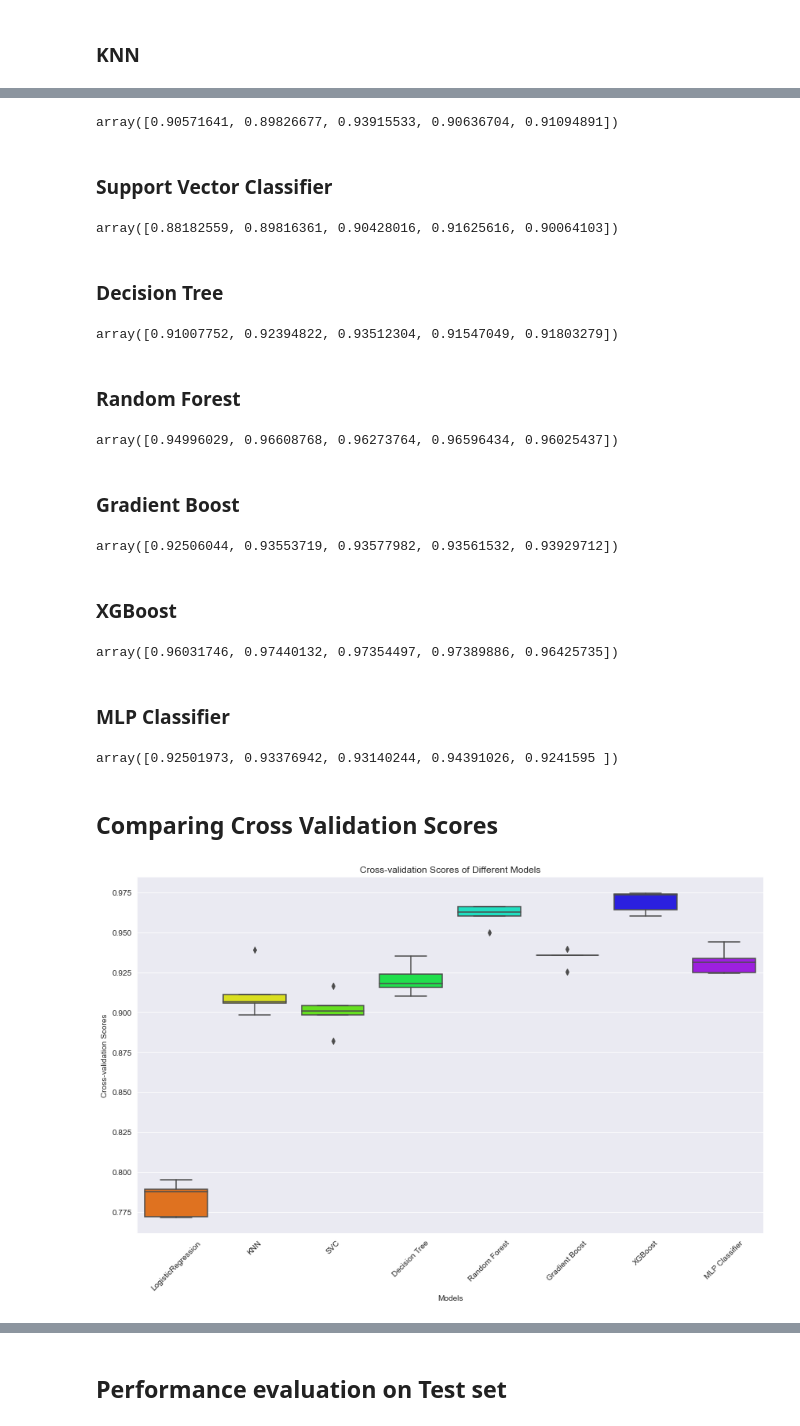
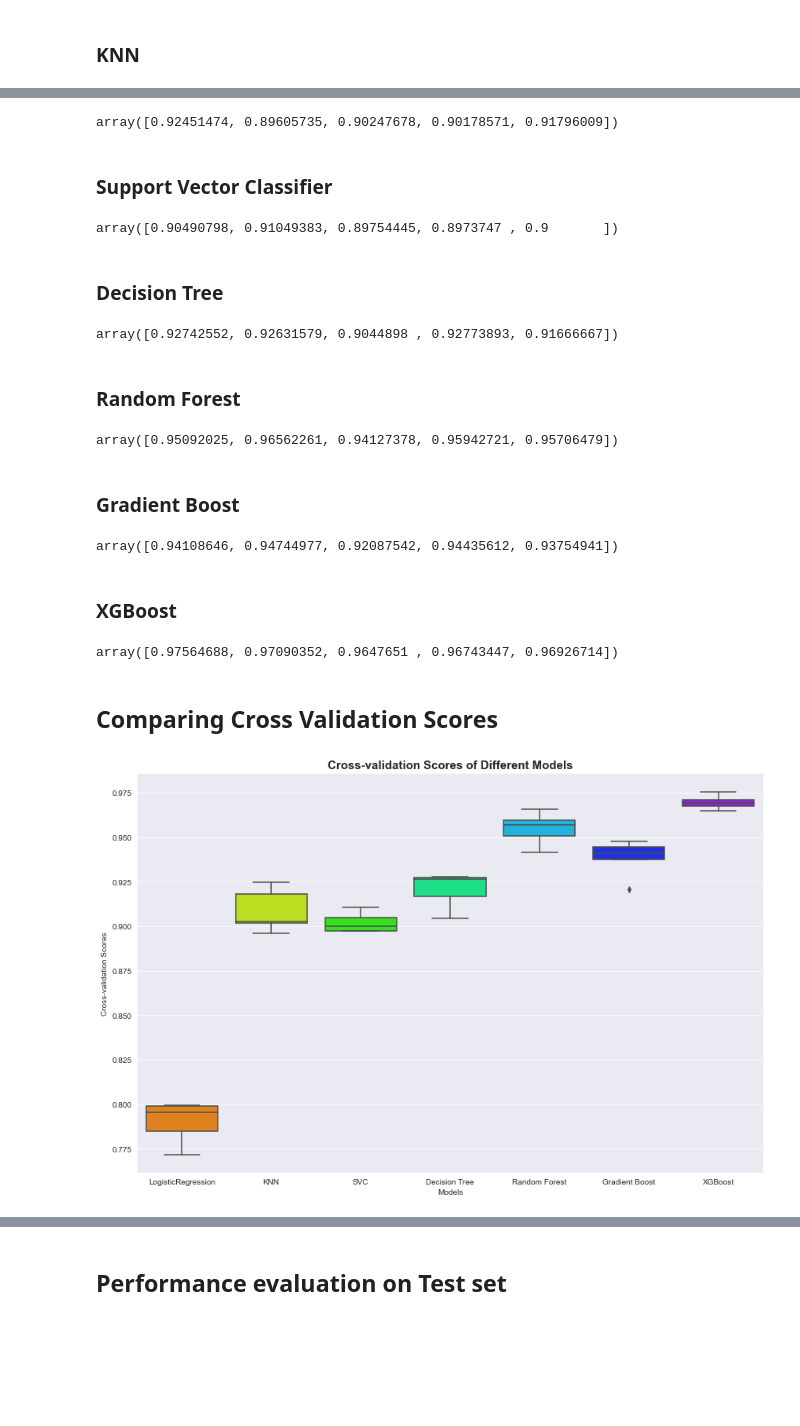
Before and after one commit to mdushetwar/Customer_Churn, a Jupyter notebook: PRCL-0017-Customer_Churn.ipynb, the cells around one changed output, grey strips where cells are left out. Cells and saved outputs as stored; diff of their text form; code cells hidden in the pictures; blank space fills up the shorter version.

Commit message:
Model Development updated

```diff
--- a/PRCL-0017-Customer_Churn.ipynb
+++ b/PRCL-0017-Customer_Churn.ipynb
@@ -629,54 +513,52 @@ plt.title('Error rate vs neighbors', fontsize=15, fontweight='bold');
 # %%
 knn=KNeighborsClassifier(n_neighbors=6, n_jobs=-1)
 
-cv_scores_knn=cross_val_score(knn, X_train_smote, y_train_smote, cv=kf, scoring=scorer)
+cv_scores_knn=cross_val_score(knn, X_train, y_train, cv=kf, scoring=scorer)
 cv_scores_knn
 # %% [output]
-array([0.90571641, 0.89826677, 0.93915533, 0.90636704, 0.91094891])
+array([0.92451474, 0.89605735, 0.90247678, 0.90178571, 0.91796009])
 # %% [markdown]
 ### Support Vector Classifier
 # %%
 svc=SVC()
 # %%
-cv_scores_svc=cross_val_score(svc, X_train_smote, y_train_smote, cv=kf, scoring=scorer)
+cv_scores_svc=cross_val_score(svc, X_train, y_train, cv=kf, scoring=scorer)
 cv_scores_svc
 # %% [output]
-array([0.88182559, 0.89816361, 0.90428016, 0.91625616, 0.90064103])
+array([0.90490798, 0.91049383, 0.89754445, 0.8973747 , 0.9       ])
 # %% [markdown]
 ### Decision Tree
 # %%
 tree=DecisionTreeClassifier()
 # %%
-cv_scores_tree=cross_val_score(tree, X_train_smote, y_train_smote, cv=kf, scoring=scorer)
+cv_scores_tree=cross_val_score(tree, X_train, y_train, cv=kf, scoring=scorer)
 cv_scores_tree
 # %% [output]
-array([0.91007752, 0.92394822, 0.93512304, 0.91547049, 0.91803279])
+array([0.92742552, 0.92631579, 0.9044898 , 0.92773893, 0.91666667])
 # %% [markdown]
 ### Random Forest
 # %%
 rf= RandomForestClassifier()
 # %%
-cv_scores_rf=cross_val_score(rf, X_train_smote, y_train_smote, cv=kf, scoring=scorer)
+cv_scores_rf=cross_val_score(rf, X_train, y_train, cv=kf, scoring=scorer)
 cv_scores_rf
 # %% [output]
-array([0.94996029, 0.96608768, 0.96273764, 0.96596434, 0.96025437])
+array([0.95092025, 0.96562261, 0.94127378, 0.95942721, 0.95706479])
 # %% [markdown]
 ### Gradient Boost
 # %%
 gb=GradientBoostingClassifier()
 # %%
-cv_scores_gb=cross_val_score(gb, X_train_smote, y_train_smote, cv=kf, scoring=scorer)
+cv_scores_gb=cross_val_score(gb, X_train, y_train, cv=kf, scoring=scorer)
 cv_scores_gb
 # %% [output]
-array([0.92506044, 0.93553719, 0.93577982, 0.93561532, 0.93929712])
+array([0.94108646, 0.94744977, 0.92087542, 0.94435612, 0.93754941])
 # %% [markdown]
 ### XGBoost
 # %%
 xgb=XGBClassifier()
 # %%
-cv_scores_xgb=cross_val_score(xgb, X_train_smote, y_train_smote, cv=kf, scoring=scorer)
+cv_scores_xgb=cross_val_score(xgb, X_train, y_train, cv=kf, scoring=scorer)
 cv_scores_xgb
 # %% [output]
-array([0.96031746, 0.97440132, 0.97354497, 0.97389886, 0.96425735])
+array([0.97564688, 0.97090352, 0.9647651 , 0.96743447, 0.96926714])
-# %% [markdown]
-### MLP Classifier
@@ -685,31 +565,25 @@ mlp=MLPClassifier()
-# %%
-cv_scores_mlp=cross_val_score(mlp, X_train_smote, y_train_smote, cv=kf, scoring=scorer)
-cv_scores_mlp
-# %% [output]
-array([0.92501973, 0.93376942, 0.93140244, 0.94391026, 0.9241595 ])
 # %% [markdown]
 ## Comparing Cross Validation Scores
 # %%
 cv_scores = {
     'LogisticRegression': cv_scores_lr,
     'KNN': cv_scores_knn,
     'SVC': cv_scores_svc,
     'Decision Tree': cv_scores_tree,
     'Random Forest': cv_scores_rf,
     'Gradient Boost': cv_scores_gb,
-    'XGBoost': cv_scores_xgb,
-    'MLP Classifier': cv_scores_mlp
+    'XGBoost': cv_scores_xgb
 }
 
 plt.figure(figsize=(12, 8))
 sns.boxplot(data=list(cv_scores.values()), palette='gist_rainbow')
-plt.xticks(ticks=range(len(cv_scores.keys())), labels=cv_scores.keys(), rotation=45)
+plt.xticks(ticks=range(len(cv_scores.keys())), labels=cv_scores.keys())
 plt.xlabel('Models')
 plt.ylabel('Cross-validation Scores')
-plt.title('Cross-validation Scores of Different Models')
+plt.title('Cross-validation Scores of Different Models', fontsize=15, fontweight='bold')
 plt.tight_layout()
 plt.show()
 # %% [output]
-[figure, old version]
+[figure, new version]
 # %% [markdown]
 
```
Also changed, not shown: parts of 78 cells of this notebook.
